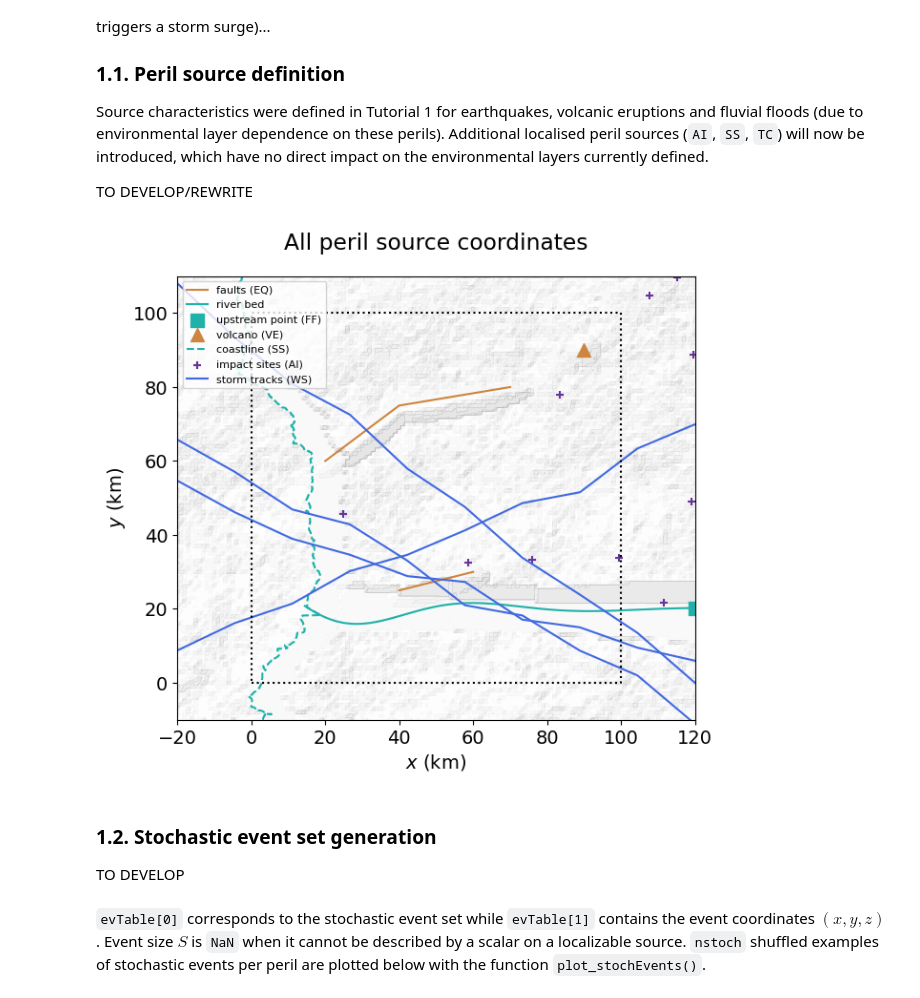
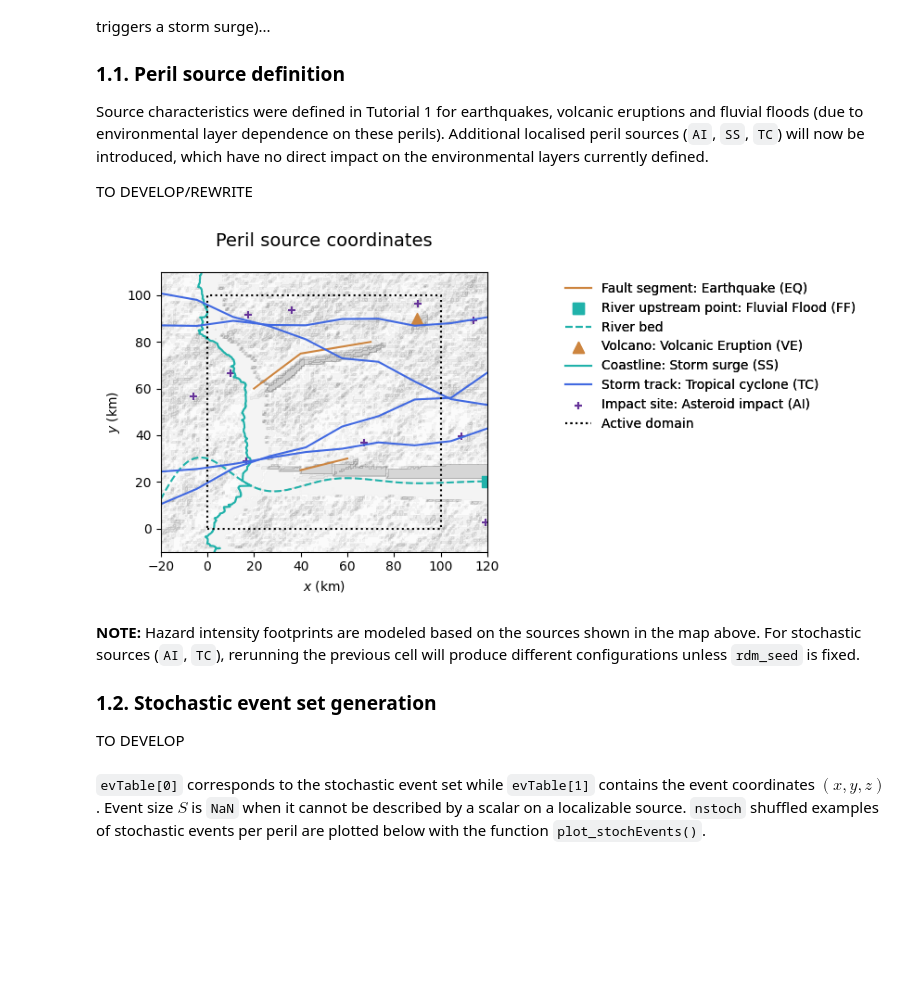
Before and after one commit to MignanRiskAnalytics/GenMR_SCOR, a Jupyter notebook: docs/source/notebooks/Tutorial2_DigitalTemplate_perils.ipynb, the cells around one changed output. Drawn from its saved outputs; the diff is of its cells as text; code cells hidden in the pictures; blank space fills up the shorter version.

Commit message:
add other perils to plot_src

```diff
--- a/docs/source/notebooks/Tutorial2_DigitalTemplate_perils.ipynb
+++ b/docs/source/notebooks/Tutorial2_DigitalTemplate_perils.ipynb
@@ -96,81 +96,40 @@ Source characteristics were defined in Tutorial 1 for earthquakes, volcanic erup
 TO DEVELOP/REWRITE
 # %%
 # update src with additional perils & their characteristics
-src.par['perils'] = ['AI','EQ','RS','TC','VE', 'FF','LS','SS']    # overwrite list
+src.par['perils'] = ['AI','EQ','RS','TC','VE', 'FF','LS','SS']    # IMPORTANT: primary perils come first
+
+src.par['EQ']['N'] = 20   # to be later distributed over 3 fault segments
+src.par['LS'] = {'object': 'terrain'}
+src.par['RS'] = {'object': 'atmosphere', 'N': 3}  # as trigger of landslides
+src.par['SS'] = {'object': 'coastline'}
+src.par['SS']['x'], src.par['SS']['y'] = topoLayer.coastline_coord
+src.par['VE']['N'] = 3
+
+## stochastic sources ##
+rdm_seed = 0
 
 # n_AI random uniform asteroid impacts (point sources) in digital template:
 N_AI = 10
 src.par['AI'] = {'object': 'impact', 'N': N_AI, \
                  'x': grid.xmin + np.random.random(N_AI) * (grid.xmax - grid.xmin), \
                  'y': grid.ymin + np.random.random(N_AI) * (grid.ymax - grid.ymin)}
-
-src.par['EQ']['N'] = 20   # to be later distributed over 3 fault segments
-
-src.par['RS'] = {'object': 'atmosphere', 'N': 3}  # as trigger of landslides
 
 # n_TC pseudo-random tracks moving from West to East in the digital template:
 N_TC = 5
 npt = 10              # number of points along track, which crosses the grid from West to East
 max_deviation = 3     # random uniform deviation along the y-axis at each track point
 x_tracks, y_tracks, ID_tracks = GenMR_perils.gen_rdmcoord_tracks(N_TC, grid, npt, max_deviation)
 src.par['TC'] = {'object': 'storm track', 'N': N_TC, 'x': x_tracks, 'y': y_tracks, 'ID': ID_tracks}
 
-src.par['VE']['N'] = 3
-
-src.par['LS'] = {'object': 'terrain'}
-
-src.par['SS'] = {'object': 'coastline'}
-src.par['SS']['x'], src.par['SS']['y'] = topoLayer.coastline_coord
-
-
-############################
-## plot all peril sources ##
-############################
-plt.rcParams['font.size'] = '14'
-fig, ax = plt.subplots(1, 1, figsize=(7,7))
-ax.contourf(grid.xx, grid.yy, GenMR_env.ls.hillshade(topoLayer.z, vert_exag=.1), cmap='gray', alpha = .1)
-
-for src_i in range(len(src.par['EQ']['x'])):
-    if src_i == 1:
-        ax.plot(src.par['EQ']['x'][src_i], src.par['EQ']['y'][src_i], color = GenMR_utils.col_peril('EQ'), \
-                label = 'faults (EQ)')
-    else:
-        ax.plot(src.par['EQ']['x'][src_i], src.par['EQ']['y'][src_i], color = GenMR_utils.col_peril('EQ'))
-river_xi, river_yi, _, _ = topoLayer.river_coord
-ax.plot(river_xi, river_yi, color = GenMR_utils.col_peril('FF'), label = 'river bed')
-ax.scatter(np.max(river_xi), src.par['FF']['riv_y0'][0], s=100, marker = 's', color = GenMR_utils.col_peril('FF'), \
-           label = 'upstream point (FF)')
-ax.scatter(src.par['VE']['x'], src.par['VE']['x'], color = GenMR_utils.col_peril('VE'), s=100, marker = '^', \
-           label = 'volcano (VE)')
-ax.plot(src.par['SS']['x'], src.par['SS']['y'], color = GenMR_utils.col_peril('SS'), linestyle = 'dashed', \
-        label = 'coastline (SS)')
-ax.scatter(src.par['AI']['x'], src.par['AI']['y'], color = GenMR_utils.col_peril('AI'), s=30, marker = '+', \
-           label = 'impact sites (AI)')
-for src_i in range(src.par['TC']['N']):
-    indsrc = np.where(src.par['TC']['ID'] == src_i)[0]
-    if src_i == 0:
-        ax.plot(src.par['TC']['x'][indsrc], src.par['TC']['y'][indsrc], color = GenMR_utils.col_peril('TC'), \
-            label = 'storm tracks (WS)')
-    else:
-        ax.plot(src.par['TC']['x'][indsrc], src.par['TC']['y'][indsrc], color = GenMR_utils.col_peril('TC'))
-
-ax.plot([grid.xmin + grid.xbuffer, grid.xmax - grid.xbuffer, grid.xmax - grid.xbuffer, \
-         grid.xmin + grid.xbuffer, grid.xmin + grid.xbuffer],
-        [grid.ymin + grid.ybuffer, grid.ymin + grid.ybuffer, grid.ymax - grid.ybuffer, \
-         grid.ymax - grid.ybuffer, grid.ymin + grid.ybuffer], linestyle = 'dotted', color = 'black')
-ax.set_xlim(grid.xmin, grid.xmax)
-ax.set_ylim(grid.ymin, grid.ymax)
-ax.set_xlabel('$x$ (km)')
-ax.set_ylabel('$y$ (km)')
-ax.set_title('All peril source coordinates', pad = 20)
-ax.legend(loc = 'upper left', fontsize = 8)
-ax.set_aspect(1);
+GenMR_env.plot_src(src, hillshading_z = topoLayer.z)
 # %% [output]
-[figure, old version]
+[figure, new version]
-# %% [markdown]
-### 1.2. Stochastic event set generation
-
-TO DEVELOP
+# %% [markdown]
+**NOTE:** Hazard intensity footprints are modeled based on the sources shown in the map above. For stochastic sources (`AI`, `TC`), rerunning the previous cell will produce different configurations unless `rdm_seed` is fixed.
+
+### 1.2. Stochastic event set generation
+
+TO DEVELOP
 # %%
 evPar = {
     'primary': ['AI','EQ','RS','VE','WS'],
```
Also changed, not shown: parts of 1 cell of this notebook, 2 other files.
